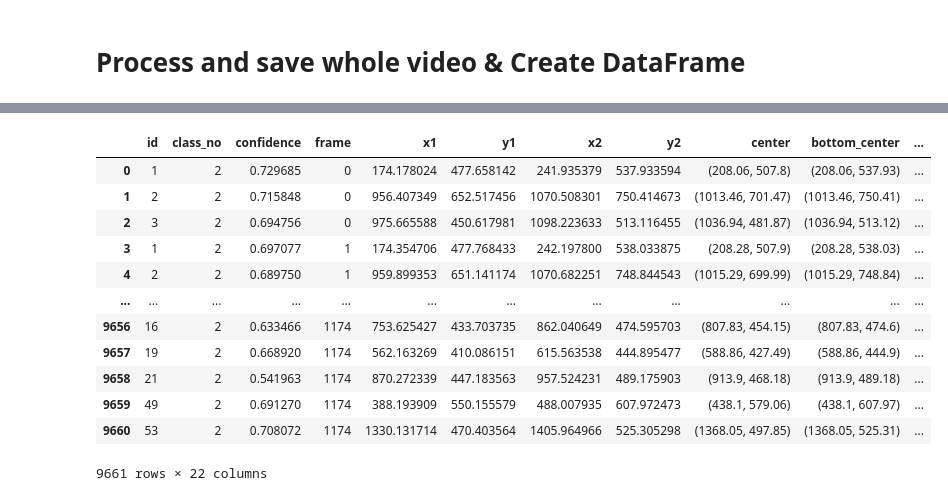
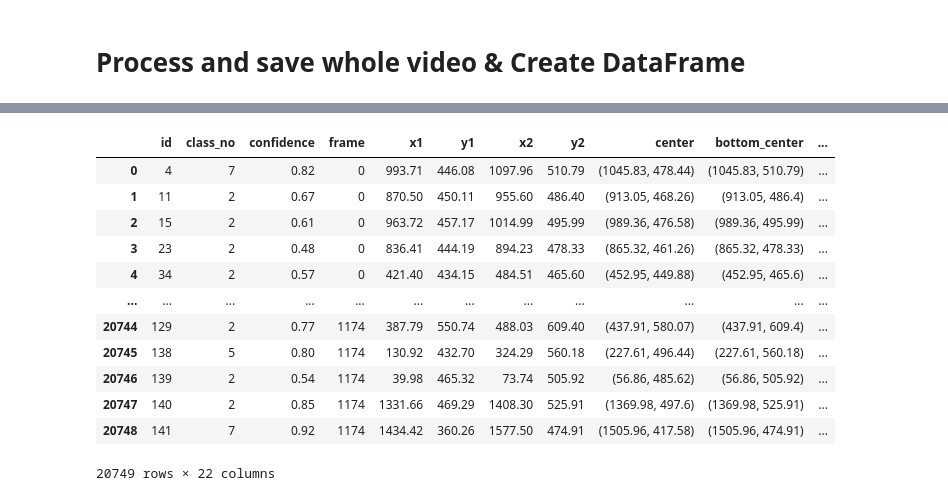
Before and after one commit to krz144/inz, a Jupyter notebook: 2_polygon_zones.ipynb, the cells around one changed output, grey strips where cells are left out. Saved outputs shown, nothing was run; the diff lists cells and outputs as text; code cells hidden in the pictures.

```diff
--- a/2_polygon_zones.ipynb
+++ b/2_polygon_zones.ipynb
@@ -38,7 +38,10 @@ torch.cuda.get_device_name(device) = 'NVIDIA GeForce RTX 3080'
 # Choose model
 # %%
 # small nano model for testing purposes
-model = YOLO('yolov8n.pt')  # Load a pretrained YOLO model https://docs.ultralytics.com/usage/python/
+# model = YOLO('yolov8n.pt')  # Load a pretrained YOLO model https://docs.ultralytics.com/usage/python/
+
+# biggest yolov8 model pretrained on COCO
+model = YOLO('yolov8x.pt')  # Load a pretrained YOLO model https://docs.ultralytics.com/usage/python/
 # %%
 classes = {1:'bicycle', 2:'car', 3:'motorcycle', 5:'bus', 7:'truck'}  # classes from COCO dataset
 # %% [markdown]
@@ -208,9 +209,9 @@ results = model.track(source=video_path,
                       classes=list(classes.keys()),
                       imgsz=640,
                       conf=0.25,
-                      iou=0.7,
+                      iou=0.7,  # iou=0.7,
                       project=r'C:\Repos\inz\runs',
-                      name='test',
+                      name='yolotests',
                       save=True,
                       show=False,
                       line_width=3,
@@ -336,19 +337,19 @@ Results saved to C:\Repos\inz\runs\test_polygon_zone_lagrange_234
 # %%
 pd.options.display.max_columns = 30
-# pd.options.display.float_format = '{:.2f}'.format
-pd.reset_option('float_format')
+pd.options.display.float_format = '{:.2f}'.format
+# pd.reset_option('float_format')
 df
 # %% [output]
 |  | id | class_no | confidence | frame | x1 | y1 | x2 | y2 | center | bottom_center | ... |
-| 0 | 1 | 2 | 0.729685 | 0 | 174.178024 | 477.658142 | 241.935379 | 537.933594 | (208.06, 507.8) | (208.06, 537.93) | ... |
-| 1 | 2 | 2 | 0.715848 | 0 | 956.407349 | 652.517456 | 1070.508301 | 750.414673 | (1013.46, 701.47) | (1013.46, 750.41) | ... |
-| 2 | 3 | 2 | 0.694756 | 0 | 975.665588 | 450.617981 | 1098.223633 | 513.116455 | (1036.94, 481.87) | (1036.94, 513.12) | ... |
-| 3 | 1 | 2 | 0.697077 | 1 | 174.354706 | 477.768433 | 242.197800 | 538.033875 | (208.28, 507.9) | (208.28, 538.03) | ... |
-| 4 | 2 | 2 | 0.689750 | 1 | 959.899353 | 651.141174 | 1070.682251 | 748.844543 | (1015.29, 699.99) | (1015.29, 748.84) | ... |
+| 0 | 4 | 7 | 0.82 | 0 | 993.71 | 446.08 | 1097.96 | 510.79 | (1045.83, 478.44) | (1045.83, 510.79) | ... |
+| 1 | 11 | 2 | 0.67 | 0 | 870.50 | 450.11 | 955.60 | 486.40 | (913.05, 468.26) | (913.05, 486.4) | ... |
+| 2 | 15 | 2 | 0.61 | 0 | 963.72 | 457.17 | 1014.99 | 495.99 | (989.36, 476.58) | (989.36, 495.99) | ... |
+| 3 | 23 | 2 | 0.48 | 0 | 836.41 | 444.19 | 894.23 | 478.33 | (865.32, 461.26) | (865.32, 478.33) | ... |
+| 4 | 34 | 2 | 0.57 | 0 | 421.40 | 434.15 | 484.51 | 465.60 | (452.95, 449.88) | (452.95, 465.6) | ... |
 | ... | ... | ... | ... | ... | ... | ... | ... | ... | ... | ... | ... |
-| 9656 | 16 | 2 | 0.633466 | 1174 | 753.625427 | 433.703735 | 862.040649 | 474.595703 | (807.83, 454.15) | (807.83, 474.6) | ... |
-| 9657 | 19 | 2 | 0.668920 | 1174 | 562.163269 | 410.086151 | 615.563538 | 444.895477 | (588.86, 427.49) | (588.86, 444.9) | ... |
-| 9658 | 21 | 2 | 0.541963 | 1174 | 870.272339 | 447.183563 | 957.524231 | 489.175903 | (913.9, 468.18) | (913.9, 489.18) | ... |
-| 9659 | 49 | 2 | 0.691270 | 1174 | 388.193909 | 550.155579 | 488.007935 | 607.972473 | (438.1, 579.06) | (438.1, 607.97) | ... |
-| 9660 | 53 | 2 | 0.708072 | 1174 | 1330.131714 | 470.403564 | 1405.964966 | 525.305298 | (1368.05, 497.85) | (1368.05, 525.31) | ... |
+| 20744 | 129 | 2 | 0.77 | 1174 | 387.79 | 550.74 | 488.03 | 609.40 | (437.91, 580.07) | (437.91, 609.4) | ... |
+| 20745 | 138 | 5 | 0.80 | 1174 | 130.92 | 432.70 | 324.29 | 560.18 | (227.61, 496.44) | (227.61, 560.18) | ... |
+| 20746 | 139 | 2 | 0.54 | 1174 | 39.98 | 465.32 | 73.74 | 505.92 | (56.86, 485.62) | (56.86, 505.92) | ... |
+| 20747 | 140 | 2 | 0.85 | 1174 | 1331.66 | 469.29 | 1408.30 | 525.91 | (1369.98, 497.6) | (1369.98, 525.91) | ... |
+| 20748 | 141 | 7 | 0.92 | 1174 | 1434.42 | 360.26 | 1577.50 | 474.91 | (1505.96, 417.58) | (1505.96, 474.91) | ... |
-9661 rows × 22 columns
+20749 rows × 22 columns
```
Also changed, not shown: parts of 10 cells of this notebook.
